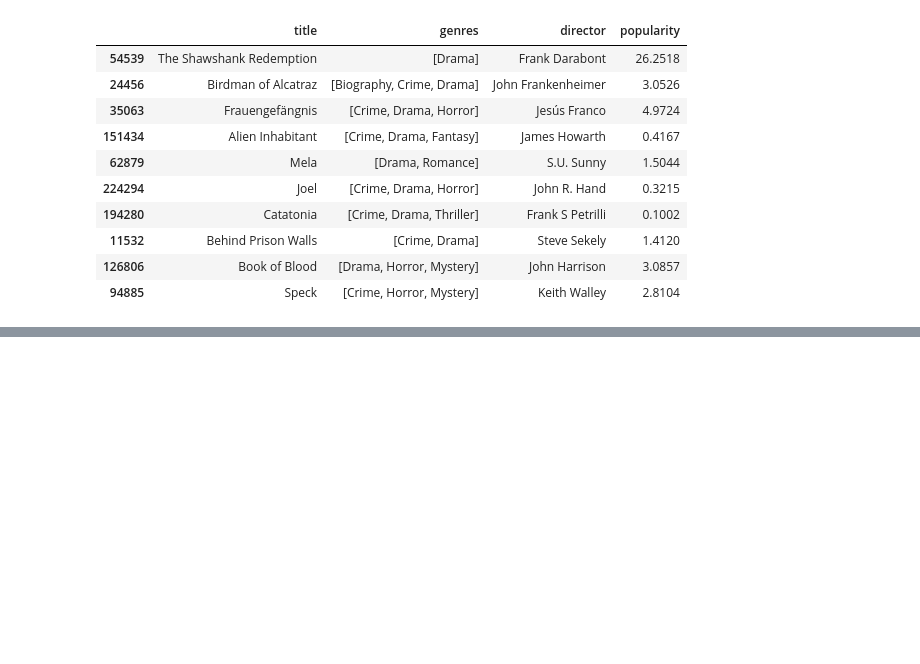
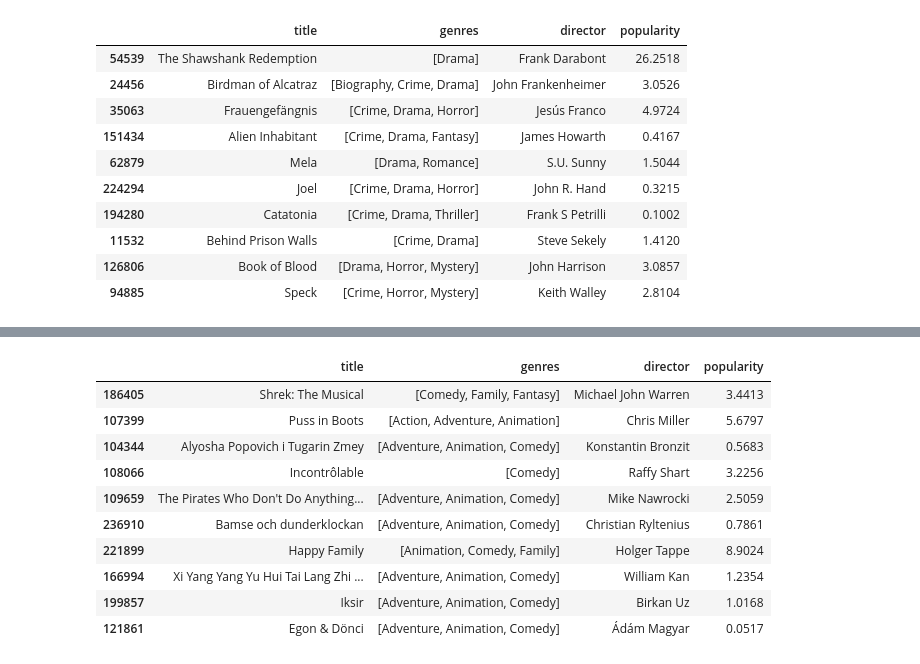
Before and after one commit to enzo-joly/projet_python_films, a Jupyter notebook: Data processing/overview_nlp_analysis.ipynb, the cells around one changed output, grey strips where cells are left out. Cells and saved outputs as stored; diff of their text form; code cells hidden in the pictures; blank space fills up the shorter version.

Commit message:
nlp quelques changements
J'ai juste rajouté l'exemple de Shrek, car les prédictions sont parfaites!!!

```diff
--- a/Data processing/overview_nlp_analysis.ipynb
+++ b/Data processing/overview_nlp_analysis.ipynb
@@ -430,0 +463,14 @@ get_hybrid_recommendations("The Green Mile", df_overviews, embeddings, n=10, wei
+# %%
+get_hybrid_recommendations("Shrek Forever After", df_overviews, embeddings, n=10, weight_pop=0.1)
+# %% [output]
+|  | title | genres | director | popularity |
+| 186405 | Shrek: The Musical | [Comedy, Family, Fantasy] | Michael John Warren | 3.4413 |
+| 107399 | Puss in Boots | [Action, Adventure, Animation] | Chris Miller | 5.6797 |
+| 104344 | Alyosha Popovich i Tugarin Zmey | [Adventure, Animation, Comedy] | Konstantin Bronzit | 0.5683 |
+| 108066 | Incontrôlable | [Comedy] | Raffy Shart | 3.2256 |
+| 109659 | The Pirates Who Don't Do Anything... | [Adventure, Animation, Comedy] | Mike Nawrocki | 2.5059 |
+| 236910 | Bamse och dunderklockan | [Adventure, Animation, Comedy] | Christian Ryltenius | 0.7861 |
+| 221899 | Happy Family | [Animation, Comedy, Family] | Holger Tappe | 8.9024 |
+| 166994 | Xi Yang Yang Yu Hui Tai Lang Zhi ... | [Adventure, Animation, Comedy] | William Kan | 1.2354 |
+| 199857 | Iksir | [Adventure, Animation, Comedy] | Birkan Uz | 1.0168 |
+| 121861 | Egon & Dönci | [Adventure, Animation, Comedy] | Ádám Magyar | 0.0517 |
```
Also changed, not shown: parts of 12 cells of this notebook.
